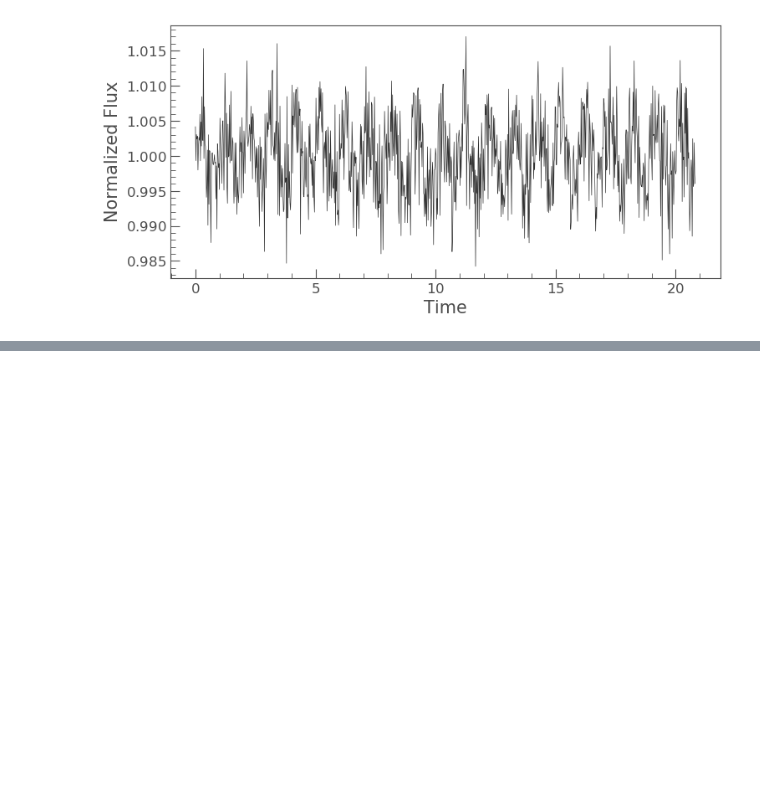
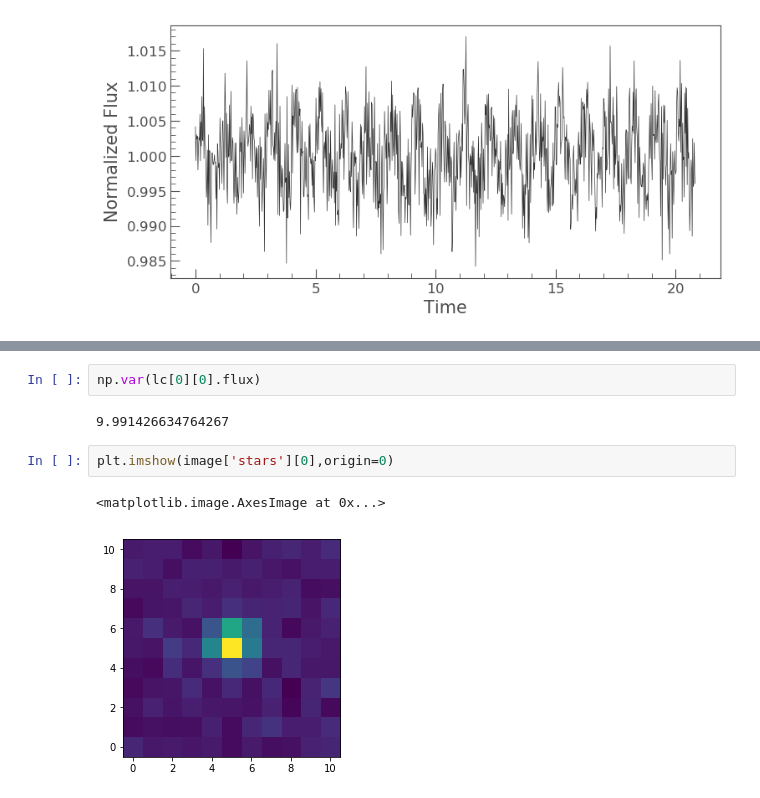
Before and after one commit to Higgins00/AstroResearch, a Jupyter notebook: Simulations.ipynb, the cells around one changed output, grey strips where cells are left out. Drawn from its saved outputs; the diff is of its cells as text; blank space fills up the shorter version.

```diff
--- a/Simulations.ipynb
+++ b/Simulations.ipynb
@@ -331 +397,10 @@ pg = Create_Periodogram(lc)
+# %%
+np.var(lc[0][0].flux)
+# %% [output]
+9.991426634764267
+# %%
+plt.imshow(image['stars'][0],origin=0)
+# %% [output]
+<matplotlib.image.AxesImage at 0x...>
+[figure, added]
 # %%
```
Also changed, not shown: parts of 27 cells of this notebook.
